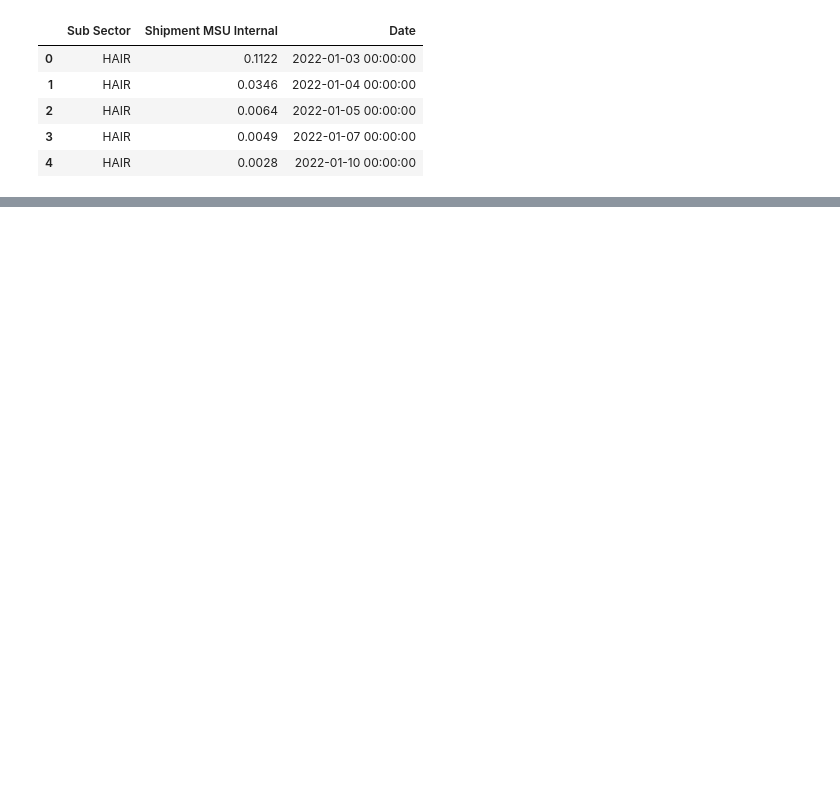
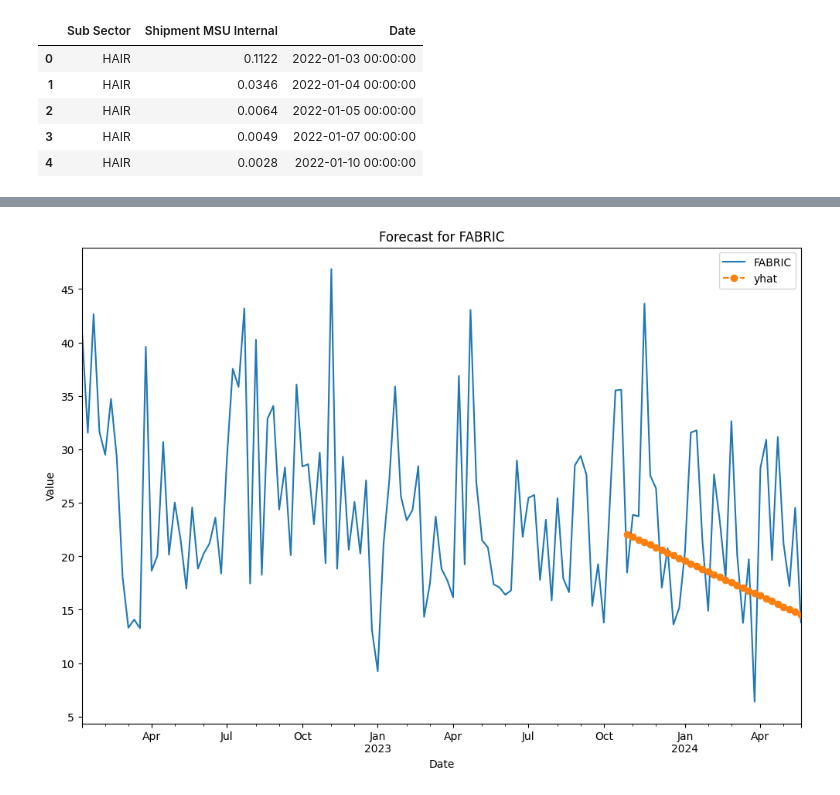
Before and after one commit to piarocket/Project, a Jupyter notebook: Vol_Forecasting_multi.ipynb, the cells around one changed output, grey strips where cells are left out. Cells and saved outputs as stored; diff of their text form; code cells hidden in the pictures; blank space fills up the shorter version.

```diff
--- a/Vol_Forecasting_multi.ipynb
+++ b/Vol_Forecasting_multi.ipynb
@@ -125,0 +156,82 @@ plt.show()
+# %%
+import pandas as pd
+from prophet import Prophet
+import matplotlib.pyplot as plt
+from sklearn.metrics import mean_absolute_percentage_error
+from sklearn.model_selection import TimeSeriesSplit
+import numpy as np
+
+# Assuming you have loaded your data into a DataFrame named df
+# Drop rows with missing values in the 'Date' column
+df.dropna(subset=['Date'], inplace=True)
+
+# Define the hierarchy based on the individual subgroups
+hierarchy = {'FABRIC': ['FABRIC'], 'BABY': ['BABY'], 'HAIR': ['HAIR']}
+
+# Prepare the data
+#y = df.set_index('Date')
+
+# Initialize a dictionary to store the MAPE for each subgroup
+mape_dict = {}
+
+for group, subgroups in hierarchy.items():
+    group_data = y[subgroups].reset_index()
+    group_data.columns = ['ds', 'y']
+
+    # Replace NaN values with 0
+    group_data['y'] = group_data['y'].fillna(method='ffill')
+
+
+    # Initialize the TimeSeriesSplit with 3 splits
+    tscv = TimeSeriesSplit(n_splits=3)
+
+    mape_scores = []
+
+    for train_index, test_index in tscv.split(group_data):
+        # Split the data into train and test subsets based on the indices
+        train_data = group_data.iloc[train_index]
+        test_data = group_data.iloc[test_index]
+
+        model = Prophet()
+        model.fit(train_data)
+
+        future = model.make_future_dataframe(periods=len(test_data), freq='M')
+        group_forecast = model.predict(future)
+
+        forecast = group_forecast['yhat'][-len(test_data):]
+        actual = test_data['y']
+
+        # Calculate MAPE
+        mape = mean_absolute_percentage_error(actual, forecast)
+        mape_scores.append(mape)
+
+    # Calculate the average MAPE across the splits
+    avg_mape = sum(mape_scores) / len(mape_scores)
+    mape_dict[group] = avg_mape
+
+    # Print the average MAPE for each subgroup
+    print(f"Average MAPE for {group}: {avg_mape}")
+
+    # Plot the historical data
+    y[subgroups].plot(figsize=(12, 8))
+
+    # Plot the forecasts for the last split
+    model = Prophet()
+    model.fit(group_data.iloc[train_index])
+    future = model.make_future_dataframe(periods=len(test_data), freq='M')
+    group_forecast = model.predict(future)
+    forecast = group_forecast['yhat'][-len(test_data):]
+    forecast.index = test_data['ds']
+    forecast.plot(figsize=(12, 8), linestyle='--', marker='o')
+
+    plt.title(f"Forecast for {group}")
+    plt.xlabel("Date")
+    plt.ylabel("Value")
+    plt.legend()
+    plt.show()
+
+# Print the MAPE for each subgroup
+print("\nMAPE for each subgroup:")
+for group, mape in mape_dict.items():
+    print(f"{group}: {mape}")
+# %% [output]
@@ -125,0 +247 @@ plt.show()
+[figure, added]
```
Also changed, not shown: parts of 8 cells of this notebook, 1 other file.
